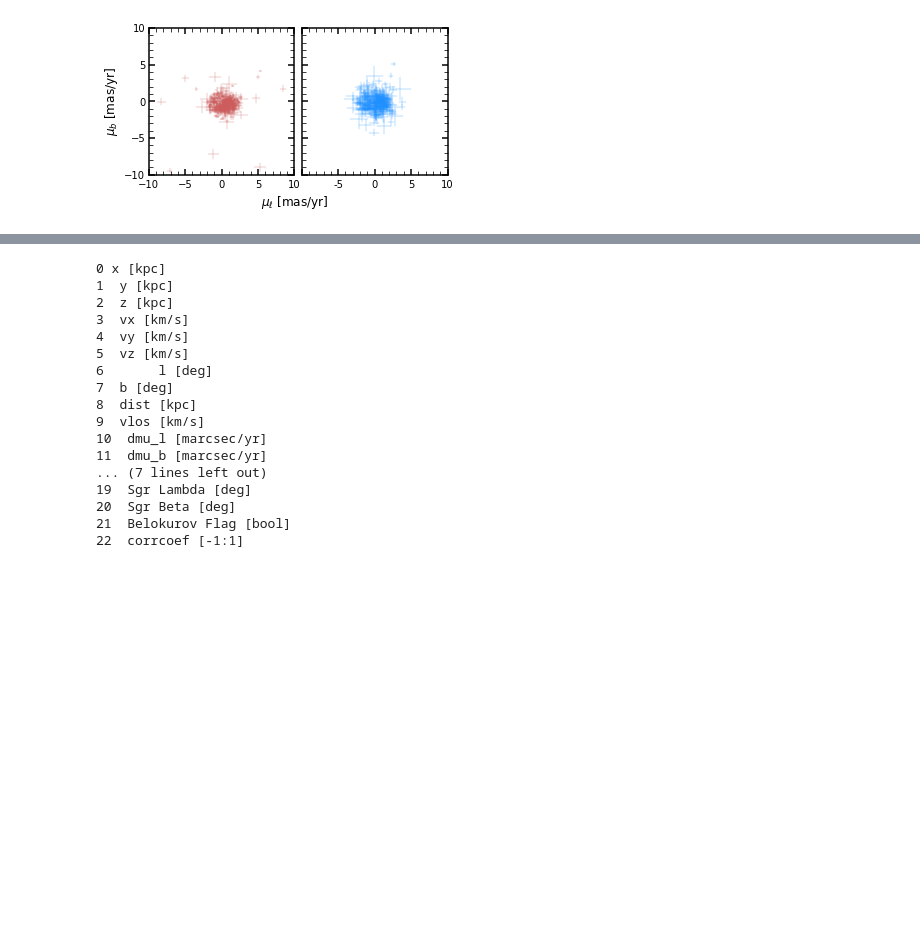
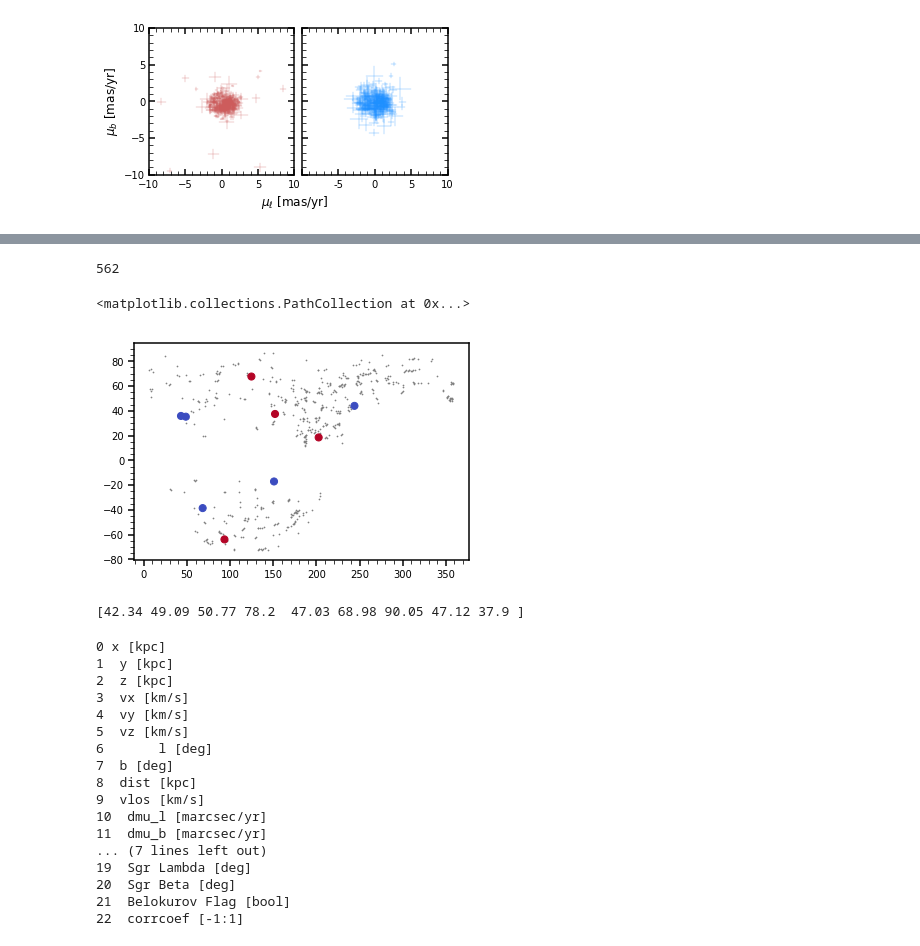
Before and after one commit to michael-petersen/ReflexMotion, a Jupyter notebook: Fig1-and-Sgr-Cleaning.ipynb, the cells around one changed output, grey strips where cells are left out. Cells and saved outputs as stored; diff of their text form; code cells hidden in the pictures; blank space fills up the shorter version.

```diff
--- a/Fig1-and-Sgr-Cleaning.ipynb
+++ b/Fig1-and-Sgr-Cleaning.ipynb
@@ -447,3 +573,65 @@ pdftops -eps -level3 /Users/mpetersen/Desktop/Nature/Figures/FigureR6.pdf /Users
+# %%
+In = np.genfromtxt('/Users/mpetersen/Dropbox/mike/data/KGiants_cartesian_heliocentric_sgr_corr.txt',skip_header=1)
+#In = np.genfromtxt('/Users/mpetersen/Dropbox/mike/data/BHBs_cartesian_heliocentric_sgr_lancasterremoved.txt',skip_header=1)
+
+Lx,Ly,Lz = return_angular_momentum(In)
+
+
+d = np.sqrt(In[:,0]*In[:,0] + In[:,1]*In[:,1] + In[:,2]*In[:,2])
+
+dmul = In[:,10]
+rad = In[:,8]
+dk  =4.74057           #conversion from km/s
+par =1./rad             #arc sec --> rad in [kpc]
+vl = dmul*dk/par
+evl = (dmul+In[:,14])*dk/par - vl
+
+
+dmub = In[:,11]
+rad = In[:,8]
+dk  =4.74057           #conversion from km/s
+par =1./rad             #arc sec --> rad in [kpc]
+vb = dmub*dk/par
+evb  = (dmub+In[:,15])*dk/par - vb
+
+
+
+
+dlim = 40.
+lzlim = 3000.
+sgrvals = [605., -4515., -1267.]
+
+ldiff = clean_sgr(Lx,Ly,Lz,sgrvals)
+nonsgr_larger_than_40 = np.where((d>dlim) & ((ldiff>lzlim) | (np.abs(In[:,20])>20)))[0]
+print(nonsgr_larger_than_40.size)
+
+#r,theta,phi,vr,vtheta,vphi = rm.compute_spherical(In[:,0],In[:,1],In[:,2],In[:,3],In[:,4],In[:,5],twopi=True)
+
+#plt.scatter(dmul[nonsgr_larger_than_40],dmub[nonsgr_larger_than_40],color='indianred',s=3.,alpha=0.5)
+#for indx in nonsgr_larger_than_40:
+    #print(In[indx,14],dmul[indx])
+    #ax1.plot([vl[indx]-evl[indx],vl[indx]+evl[indx]],[vb[indx],vb[indx]],color='indianred',lw=.3)
+    #ax1.plot([vl[indx],vl[indx]],[vb[indx]-evb[indx],vb[indx]+evb[indx]],color='indianred',lw=0.3)
+
+
+plt.scatter(In[nonsgr_larger_than_40,6],In[nonsgr_larger_than_40,7],color='grey',s=0.5)
+
+
+tanvel = np.sqrt(vl*vl+vb*vb)[nonsgr_larger_than_40]
+large_tanvel = np.where(tanvel>1000)[0]
+
+#plt.scatter(In[nonsgr_larger_than_40[large_tanvel],6],In[nonsgr_larger_than_40[large_tanvel],7],color=cm.coolwarm((In[nonsgr_larger_than_40[large_tanvel],9]+250.)/500.),s=50.)
+
+plt.scatter(In[nonsgr_larger_than_40[large_tanvel],6],In[nonsgr_larger_than_40[large_tanvel],7],color=cm.coolwarm((vl[nonsgr_larger_than_40[large_tanvel]]+250.)/500.),s=50.)
+#plt.scatter(In[nonsgr_larger_than_40[large_tanvel],6],In[nonsgr_larger_than_40[large_tanvel],7],color=cm.coolwarm((vb[nonsgr_larger_than_40[large_tanvel]]+250.)/500.),s=50.)
+# %% [output]
+562
+<matplotlib.collections.PathCollection at 0x...>
+[figure, added]
+# %%
+print(In[nonsgr_larger_than_40[large_tanvel],8])
+# %% [output]
+[42.34 49.09 50.77 78.2  47.03 68.98 90.05 47.12 37.9 ]
 # %%
 f = open('/Users/mpetersen/Dropbox/mike/data/BHBs_cartesian_heliocentric_sgr_lancasterremoved.txt')
 line = f.readline()
```
Also changed, not shown: parts of 22 cells of this notebook, 7 other files.
